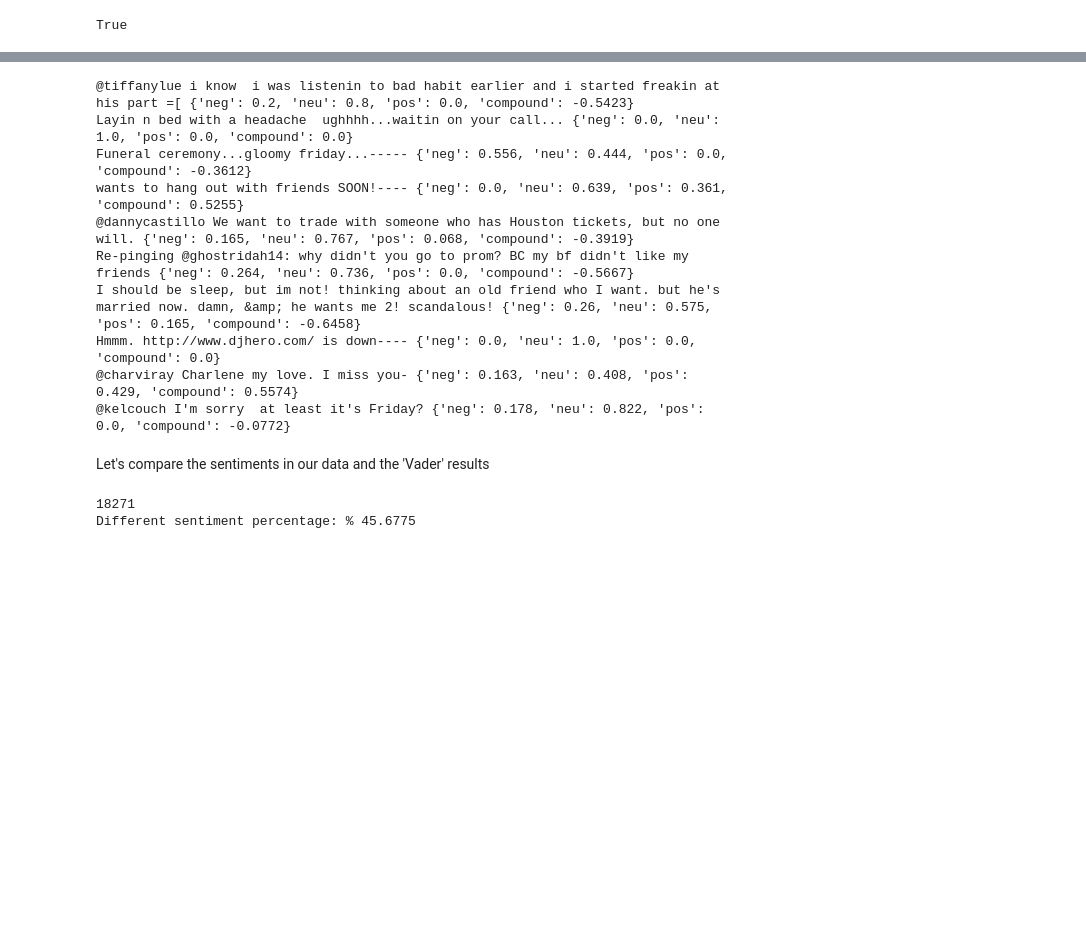
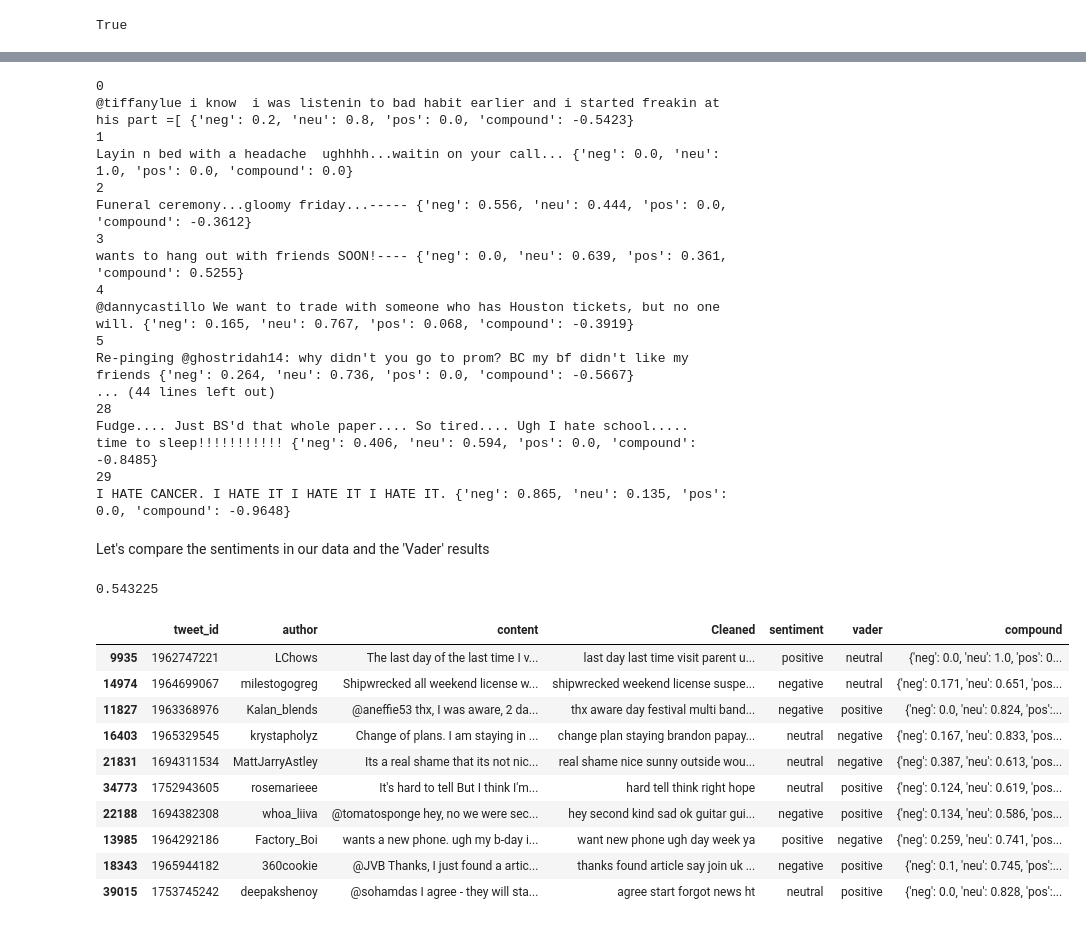
Before and after one commit to kaganilter/PROJECTS, a Jupyter notebook: CAPSTONE PROJECT-2/Twitter Data_Emotions.ipynb, the cells around one changed output, grey strips where cells are left out. Cells and saved outputs as stored; diff of their text form; code cells hidden in the pictures; blank space fills up the shorter version.

```diff
--- a/CAPSTONE PROJECT-2/Twitter Data_Emotions.ipynb
+++ b/CAPSTONE PROJECT-2/Twitter Data_Emotions.ipynb
@@ -430,26 +481,42 @@ dfnew.head(30)
 # %%
-for i in dfnew.index[0:10]:
+for i in dfnew.index[0:30]:
+    print(i)
     sentiment_analyzer_scores(dfnew.content[i])
 # %% [output]
+0
 @tiffanylue i know  i was listenin to bad habit earlier and i started freakin at his part =[ {'neg': 0.2, 'neu': 0.8, 'pos': 0.0, 'compound': -0.5423}
+1
 Layin n bed with a headache  ughhhh...waitin on your call... {'neg': 0.0, 'neu': 1.0, 'pos': 0.0, 'compound': 0.0}
+2
 Funeral ceremony...gloomy friday...----- {'neg': 0.556, 'neu': 0.444, 'pos': 0.0, 'compound': -0.3612}
+3
 wants to hang out with friends SOON!---- {'neg': 0.0, 'neu': 0.639, 'pos': 0.361, 'compound': 0.5255}
+4
 @dannycastillo We want to trade with someone who has Houston tickets, but no one will. {'neg': 0.165, 'neu': 0.767, 'pos': 0.068, 'compound': -0.3919}
+5
 Re-pinging @ghostridah14: why didn't you go to prom? BC my bf didn't like my friends {'neg': 0.264, 'neu': 0.736, 'pos': 0.0, 'compound': -0.5667}
-I should be sleep, but im not! thinking about an old friend who I want. but he's married now. damn, &amp; he wants me 2! scandalous! {'neg': 0.26, 'neu': 0.575, 'pos': 0.165, 'compound': -0.6458}
-Hmmm. http://www.djhero.com/ is down---- {'neg': 0.0, 'neu': 1.0, 'pos': 0.0, 'compound': 0.0}
-@charviray Charlene my love. I miss you- {'neg': 0.163, 'neu': 0.408, 'pos': 0.429, 'compound': 0.5574}
-@kelcouch I'm sorry  at least it's Friday? {'neg': 0.178, 'neu': 0.822, 'pos': 0.0, 'compound': -0.0772}
+... (44 lines left out)
+28
+Fudge.... Just BS'd that whole paper.... So tired.... Ugh I hate school.....  time to sleep!!!!!!!!!!! {'neg': 0.406, 'neu': 0.594, 'pos': 0.0, 'compound': -0.8485}
+29
+I HATE CANCER. I HATE IT I HATE IT I HATE IT. {'neg': 0.865, 'neu': 0.135, 'pos': 0.0, 'compound': -0.9648}
 # %% [markdown]
 Let's compare the sentiments in our data and the 'Vader' results
-# %%
-diff=0
-for i in dfnew.index[0:40000]:
-    if dfnew.sentiment[i]!=dfnew.vader[i]:
-        diff=diff+1
-print(diff)
-print("Different sentiment percentage: %",(diff/40000)*100)
-# %% [output]
-18271
-Different sentiment percentage: % 45.6775
+# %%
+(dfnew.sentiment==dfnew.vader).mean()
+# %% [output]
+0.543225
+# %%
+dfnew[dfnew.sentiment!=dfnew.vader].sample(10)
+# %% [output]
+|  | tweet_id | author | content | Cleaned | sentiment | vader | compound |
+| 9935 | 1962747221 | LChows | The last day of the last time I v... | last day last time visit parent u... | positive | neutral | {'neg': 0.0, 'neu': 1.0, 'pos': 0... |
+| 14974 | 1964699067 | milestogogreg | Shipwrecked all weekend license w... | shipwrecked weekend license suspe... | negative | neutral | {'neg': 0.171, 'neu': 0.651, 'pos... |
+| 11827 | 1963368976 | Kalan_blends | @aneffie53 thx, I was aware, 2 da... | thx aware day festival multi band... | negative | positive | {'neg': 0.0, 'neu': 0.824, 'pos':... |
+| 16403 | 1965329545 | krystapholyz | Change of plans. I am staying in ... | change plan staying brandon papay... | neutral | negative | {'neg': 0.167, 'neu': 0.833, 'pos... |
+| 21831 | 1694311534 | MattJarryAstley | Its a real shame that its not nic... | real shame nice sunny outside wou... | neutral | negative | {'neg': 0.387, 'neu': 0.613, 'pos... |
+| 34773 | 1752943605 | rosemarieee | It's hard to tell But I think I'm... | hard tell think right hope | neutral | positive | {'neg': 0.124, 'neu': 0.619, 'pos... |
+| 22188 | 1694382308 | whoa_liiva | @tomatosponge hey, no we were sec... | hey second kind sad ok guitar gui... | negative | positive | {'neg': 0.134, 'neu': 0.586, 'pos... |
+| 13985 | 1964292186 | Factory_Boi | wants a new phone. ugh my b-day i... | want new phone ugh day week ya | positive | negative | {'neg': 0.259, 'neu': 0.741, 'pos... |
+| 18343 | 1965944182 | 360cookie | @JVB Thanks, I just found a artic... | thanks found article say join uk ... | negative | positive | {'neg': 0.1, 'neu': 0.745, 'pos':... |
+| 39015 | 1753745242 | deepakshenoy | @sohamdas I agree - they will sta... | agree start forgot news ht | neutral | positive | {'neg': 0.0, 'neu': 0.828, 'pos':... |
```
Also changed, not shown: parts of 21 cells of this notebook.
